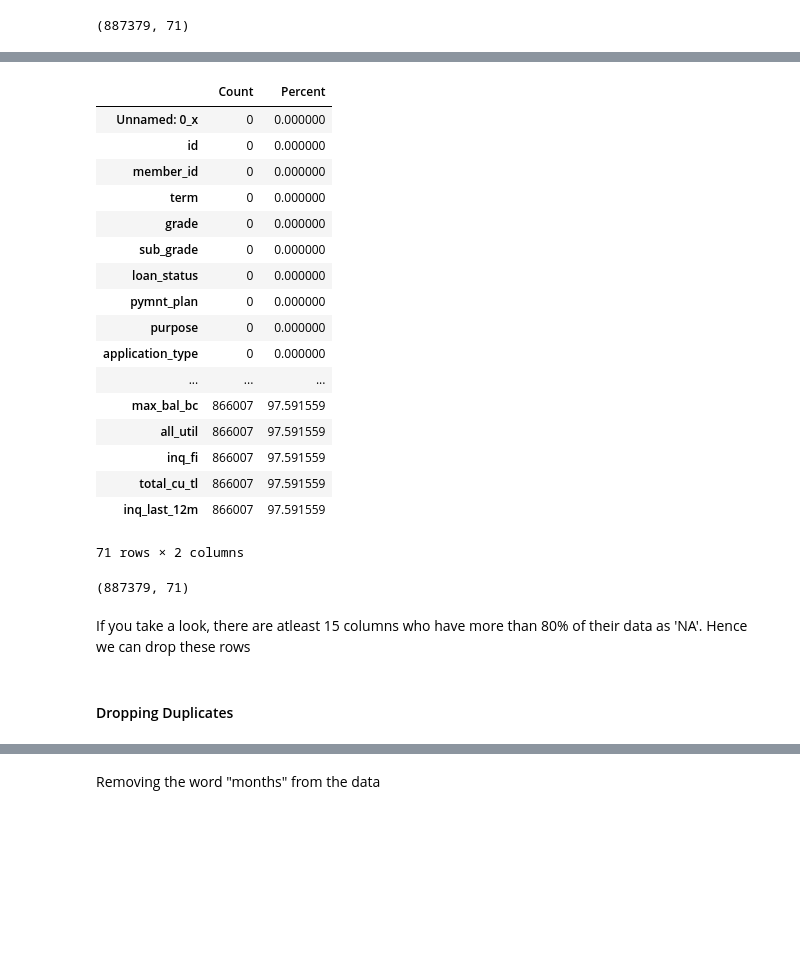
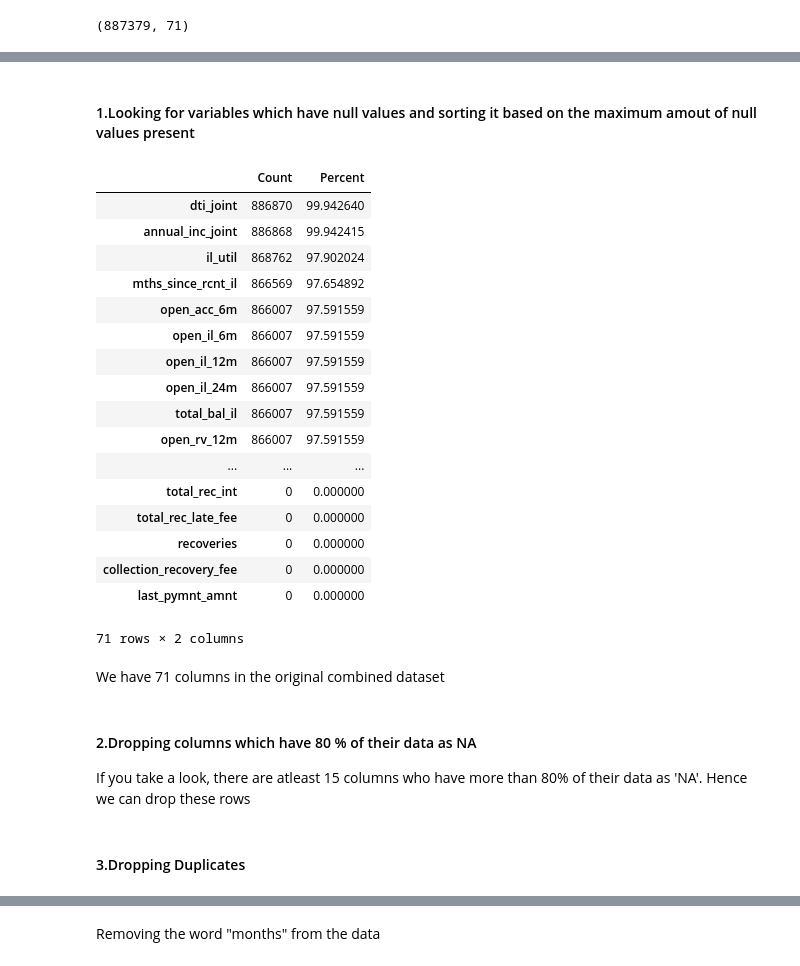
Before and after one commit to Sarita19/loanPrediction, a Jupyter notebook: Loan Default Payments.ipynb, the cells around one changed output, grey strips where cells are left out. Cells and saved outputs as stored; diff of their text form; code cells hidden in the pictures; blank space fills up the shorter version.

```diff
--- a/Loan Default Payments.ipynb
+++ b/Loan Default Payments.ipynb
@@ -46,7 +49,7 @@ There are 3 datasets present. They need to be joined by a common attribute.
 Between Borrower and Loan Datasets, the common attribute is "member_id" whereas between Loan and Payment Datasets, the common attribute is "id"
 # %%
 ##Reading the dataset
-df_borrower = pd.read_csv('C:/Users/sarita.machado/OneDrive - Accenture/Sarita_BEL/myLearning/Projects/Assessment Test/OneDrive_2019-07-04/To be communicated to the candidate/Borrower Information.csv')
+df_borrower = pd.read_csv('C:/Users/sarita.machado/OneDrive - Accenture/Sarita_BEL/myLearning/Projects/Assessment Test/OneDrive_2019-07-04/To be communicated to the candidate/Borrower Information.csv',low_memory=False)
 df_borrower.head(3)
 # %% [output]
 |  | Unnamed: 0 | member_id | emp_title | emp_length | home_ownership | zip_code | addr_state | annual_inc | ... |
@@ -54,7 +57,7 @@ df_borrower.head(3)
 | 1 | 2 | 1314167 | Ryder | < 1 year | RENT | 309xx | GA | 30000.0 | ... |
 | 2 | 3 | 1313524 | NaN | 10+ years | RENT | 606xx | IL | 12252.0 | ... |
 # %%
-df_loan = pd.read_csv('C:/Users/sarita.machado/OneDrive - Accenture/Sarita_BEL/myLearning/Projects/Assessment Test/OneDrive_2019-07-04/To be communicated to the candidate/Loan Classification Information.csv')
+df_loan = pd.read_csv('C:/Users/sarita.machado/OneDrive - Accenture/Sarita_BEL/myLearning/Projects/Assessment Test/OneDrive_2019-07-04/To be communicated to the candidate/Loan Classification Information.csv',low_memory=False)
 df_loan.head(3)
 # %% [output]
 |  | Unnamed: 0 | id | member_id | term | grade | sub_grade | loan_status | pymnt_plan | purpose | ... |
@@ -111,34 +134,36 @@ df.shape
+# %% [markdown]
+#### 1.Looking for variables which have null values and sorting it based on the maximum amout of null values present
 # %%
-pd.DataFrame({'Count': df.isnull().sum(), 'Percent': 100*df.isnull().sum()/len(df)})
+df_null=pd.DataFrame({'Count': df.isnull().sum(), 'Percent': 100*df.isnull().sum()/len(df)})
+df_null.sort_values(by=['Count','Percent'],ascending=False)
 # %% [output]
 |  | Count | Percent |
-| Unnamed: 0_x | 0 | 0.000000 |
-| id | 0 | 0.000000 |
-| member_id | 0 | 0.000000 |
-| term | 0 | 0.000000 |
-| grade | 0 | 0.000000 |
-| sub_grade | 0 | 0.000000 |
-| loan_status | 0 | 0.000000 |
-| pymnt_plan | 0 | 0.000000 |
-| purpose | 0 | 0.000000 |
-| application_type | 0 | 0.000000 |
+| dti_joint | 886870 | 99.942640 |
+| annual_inc_joint | 886868 | 99.942415 |
+| il_util | 868762 | 97.902024 |
+| mths_since_rcnt_il | 866569 | 97.654892 |
+| open_acc_6m | 866007 | 97.591559 |
+| open_il_6m | 866007 | 97.591559 |
+| open_il_12m | 866007 | 97.591559 |
+| open_il_24m | 866007 | 97.591559 |
+| total_bal_il | 866007 | 97.591559 |
+| open_rv_12m | 866007 | 97.591559 |
 | ... | ... | ... |
-| max_bal_bc | 866007 | 97.591559 |
-| all_util | 866007 | 97.591559 |
-| inq_fi | 866007 | 97.591559 |
-| total_cu_tl | 866007 | 97.591559 |
-| inq_last_12m | 866007 | 97.591559 |
+| total_rec_int | 0 | 0.000000 |
+| total_rec_late_fee | 0 | 0.000000 |
+| recoveries | 0 | 0.000000 |
+| collection_recovery_fee | 0 | 0.000000 |
+| last_pymnt_amnt | 0 | 0.000000 |
 71 rows × 2 columns
-# %%
-df.shape
-# %% [output]
-(887379, 71)
+# %% [markdown]
+We have 71 columns in the original combined dataset
 # %% [markdown]
+#### 2.Dropping columns which have 80 % of their data as NA
 If you take a look, there are atleast 15 columns who have more than 80% of their data as 'NA'. Hence we can drop these rows
 # %%
 df = df.dropna(axis=1, thresh=int(0.80*len(df)))
 # %% [markdown]
-#### Dropping Duplicates
+#### 3.Dropping Duplicates
 # %%
 df.drop_duplicates(keep='first',inplace=True)
 # %% [markdown]
```
Also changed, not shown: parts of 108 cells of this notebook.
